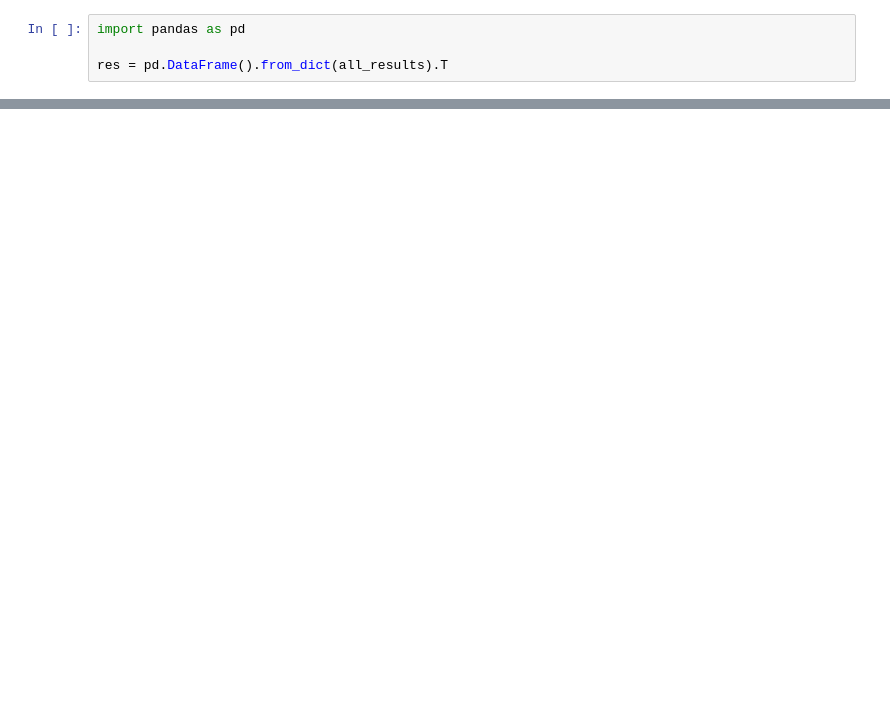
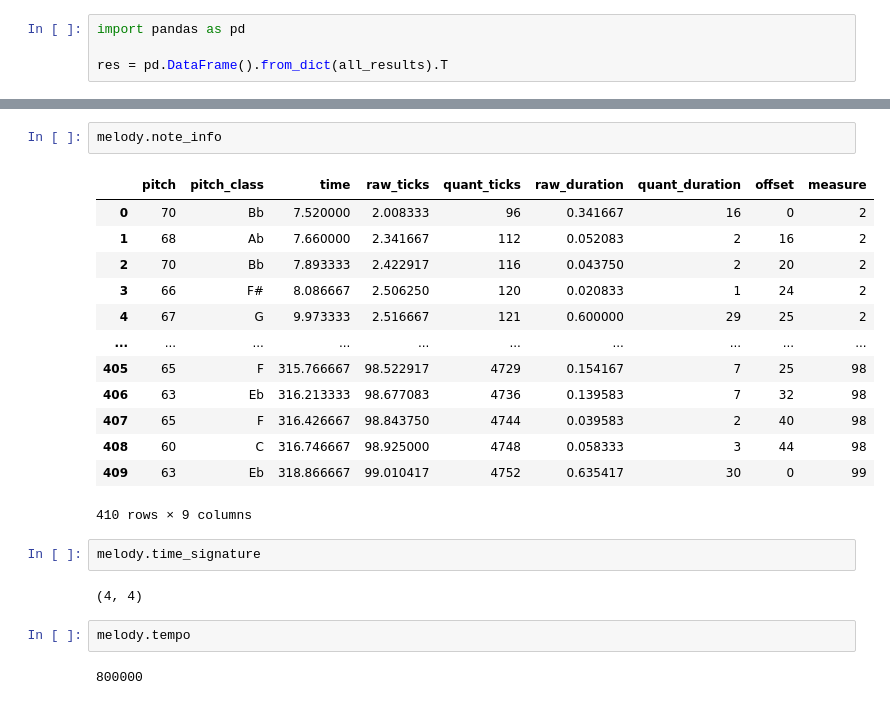
Before and after one commit to HikariNoMJ14/cool-cat-ai, a Jupyter notebook: src/Manual Melody Checking Real Book.ipynb, the cells around one changed output, grey strips where cells are left out. Saved outputs shown, nothing was run; the diff lists cells and outputs as text; blank space fills up the shorter version.

```diff
--- a/src/Manual Melody Checking Real Book.ipynb
+++ b/src/Manual Melody Checking Real Book.ipynb
@@ -211,0 +265,24 @@ res
+# %%
+melody.note_info
+# %% [output]
+|  | pitch | pitch_class | time | raw_ticks | quant_ticks | raw_duration | quant_duration | offset | measure |
+| 0 | 70 | Bb | 7.520000 | 2.008333 | 96 | 0.341667 | 16 | 0 | 2 |
+| 1 | 68 | Ab | 7.660000 | 2.341667 | 112 | 0.052083 | 2 | 16 | 2 |
+| 2 | 70 | Bb | 7.893333 | 2.422917 | 116 | 0.043750 | 2 | 20 | 2 |
+| 3 | 66 | F# | 8.086667 | 2.506250 | 120 | 0.020833 | 1 | 24 | 2 |
+| 4 | 67 | G | 9.973333 | 2.516667 | 121 | 0.600000 | 29 | 25 | 2 |
+| ... | ... | ... | ... | ... | ... | ... | ... | ... | ... |
+| 405 | 65 | F | 315.766667 | 98.522917 | 4729 | 0.154167 | 7 | 25 | 98 |
+| 406 | 63 | Eb | 316.213333 | 98.677083 | 4736 | 0.139583 | 7 | 32 | 98 |
+| 407 | 65 | F | 316.426667 | 98.843750 | 4744 | 0.039583 | 2 | 40 | 98 |
+| 408 | 60 | C | 316.746667 | 98.925000 | 4748 | 0.058333 | 3 | 44 | 98 |
+| 409 | 63 | Eb | 318.866667 | 99.010417 | 4752 | 0.635417 | 30 | 0 | 99 |
+410 rows × 9 columns
+# %%
+melody.time_signature
+# %% [output]
+(4, 4)
+# %%
+melody.tempo
+# %% [output]
+800000
```
Also changed, not shown: parts of 14 cells of this notebook, 23 other files.
